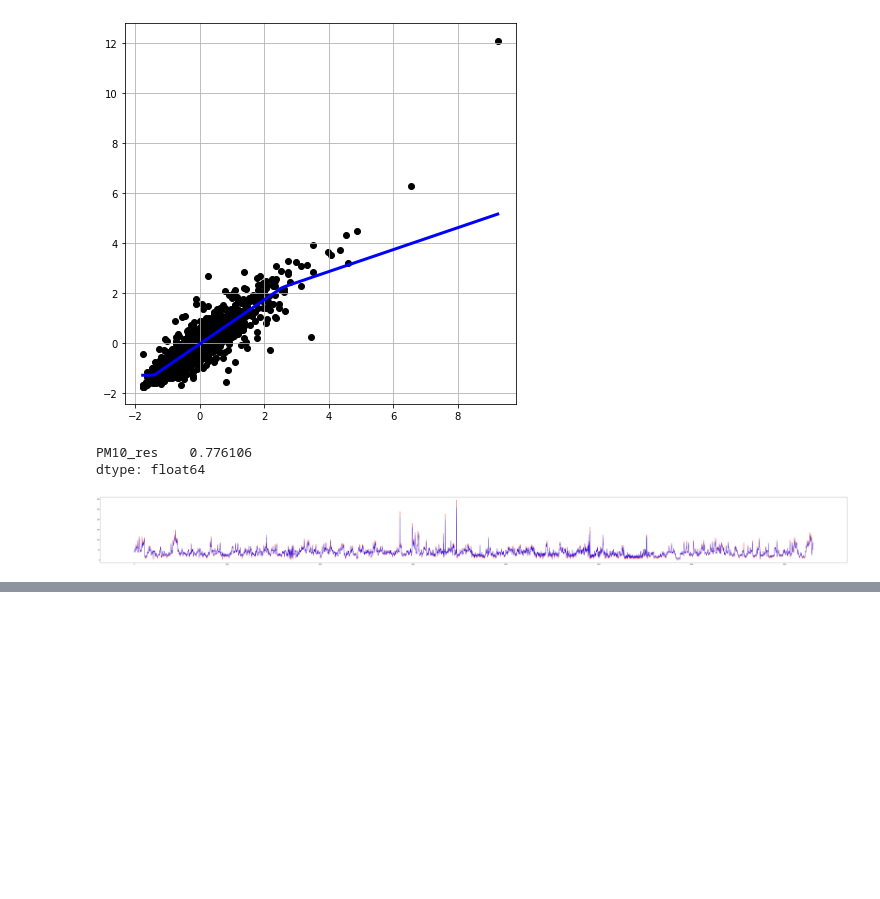
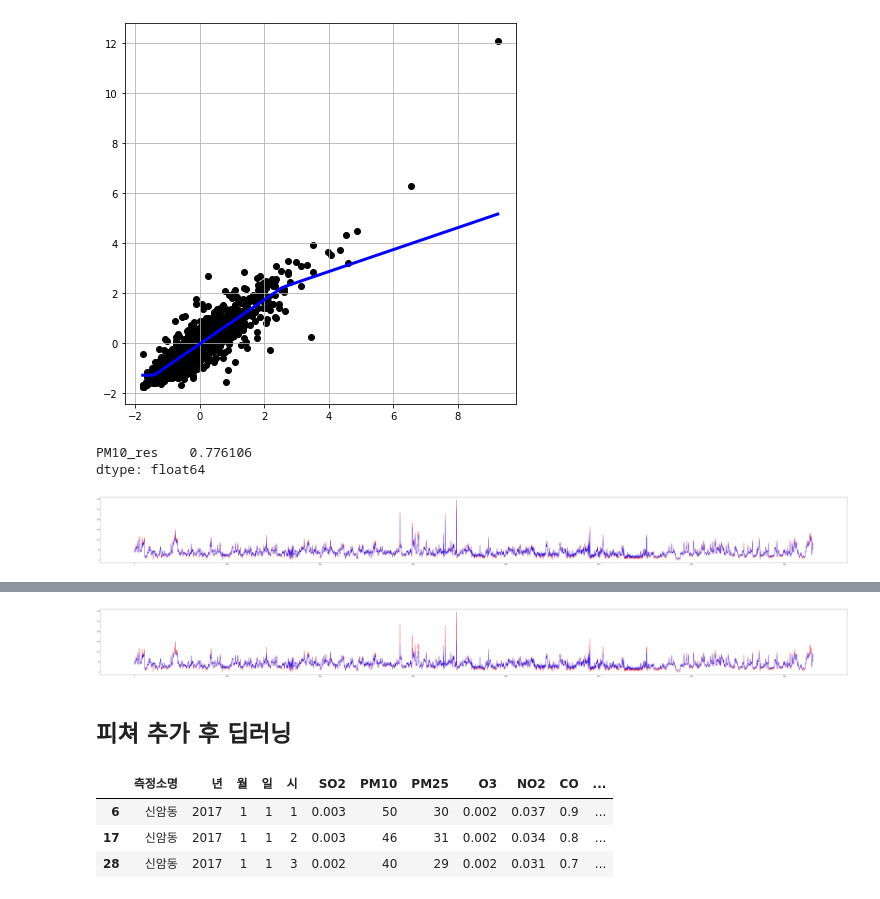
Before and after one commit to SNMHZ/finedust_predict, a Jupyter notebook: 미세먼지_0130.ipynb, the cells around one changed output, grey strips where cells are left out. Saved outputs shown, nothing was run; the diff lists cells and outputs as text; code cells hidden in the pictures; blank space fills up the shorter version.

```diff
--- a/미세먼지_0130.ipynb
+++ b/미세먼지_0130.ipynb
@@ -556,0 +655,2 @@ plt.show()
+# %%
+model.compile(optimizer=tf.keras.optimizers.Adam(lr=0.001), loss='mse')
@@ -556,0 +729,17 @@ plt.show()
+# %%
+plt.figure(figsize=(100, 9))
+plt.plot(y.reset_index().index, y.reset_index()['PM10_res'], color='red')
+plt.plot(y.reset_index().index, model.predict(X_minmax['PM10'])*range_Y+min_Y, color='blue',)
+
+plt.show()
+# %% [output]
+[figure, added]
+# %% [markdown]
+## 피쳐 추가 후 딥러닝
+# %%
+shinamdong_drop.head(3)
+# %% [output]
+|  | 측정소명 | 년 | 월 | 일 | 시 | SO2 | PM10 | PM25 | O3 | NO2 | CO | ... |
+| 6 | 신암동 | 2017 | 1 | 1 | 1 | 0.003 | 50 | 30 | 0.002 | 0.037 | 0.9 | ... |
+| 17 | 신암동 | 2017 | 1 | 1 | 2 | 0.003 | 46 | 31 | 0.002 | 0.034 | 0.8 | ... |
+| 28 | 신암동 | 2017 | 1 | 1 | 3 | 0.002 | 40 | 29 | 0.002 | 0.031 | 0.7 | ... |
```
Also changed, not shown: parts of 47 cells of this notebook.
